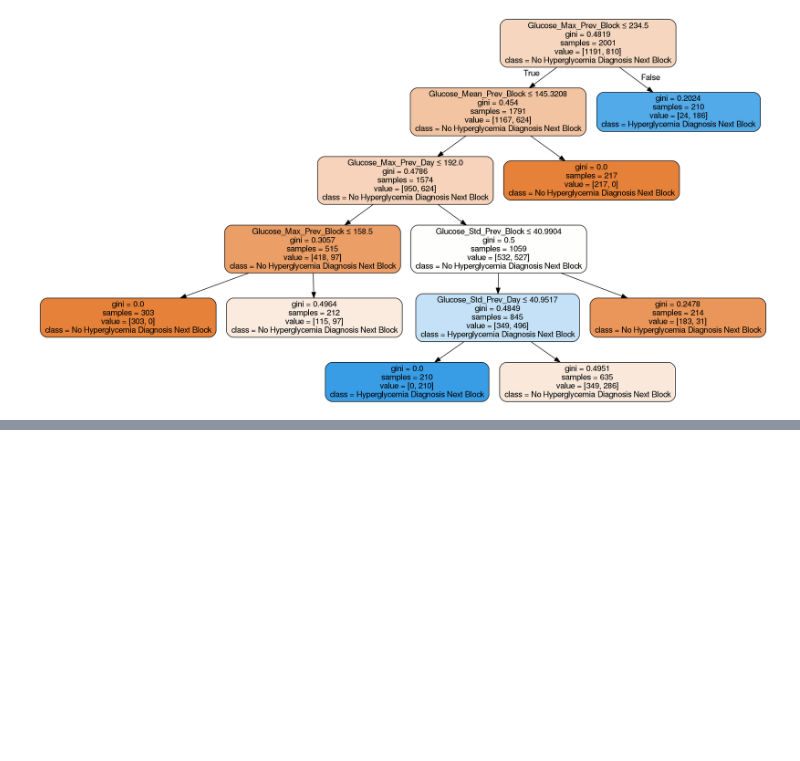
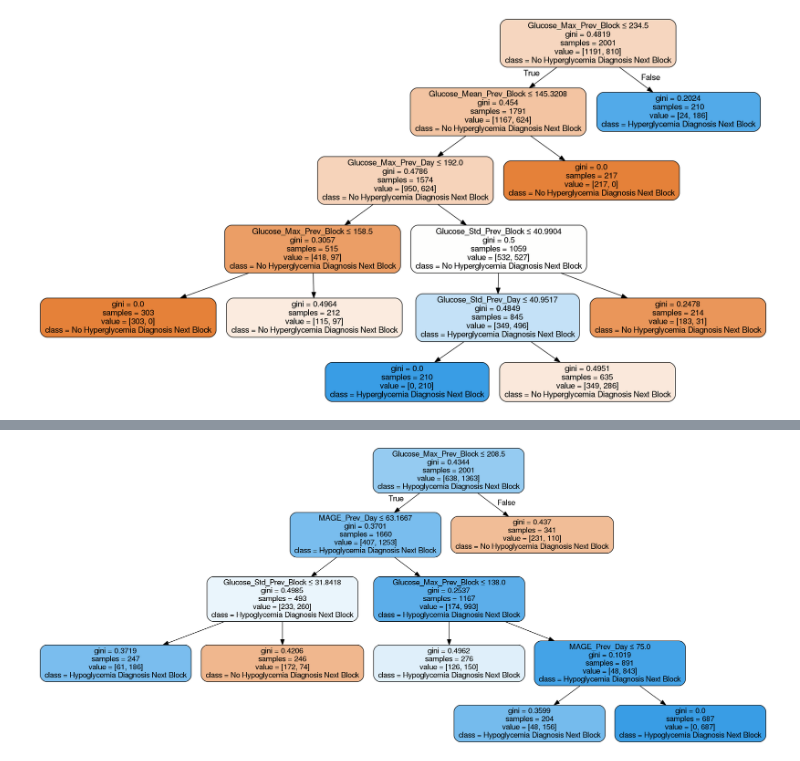
Before and after one commit to franloza/Glycemic-Patterns, a Jupyter notebook: notebooks/10.extracting_patterns_2.ipynb, the cells around one changed output, grey strips where cells are left out. Saved outputs shown, nothing was run; the diff lists cells and outputs as text; code cells hidden in the pictures; blank space fills up the shorter version.

```diff
--- a/notebooks/10.extracting_patterns_2.ipynb
+++ b/notebooks/10.extracting_patterns_2.ipynb
@@ -143,0 +136,5 @@ Número de muestras negativas:24
+# %%
+tree = hypo_dt.tree
+Image(hypo_dt.graph.create_png())
+# %% [output]
+[figure, added]
```
Also changed, not shown: parts of 4 cells of this notebook, 3 other files.
